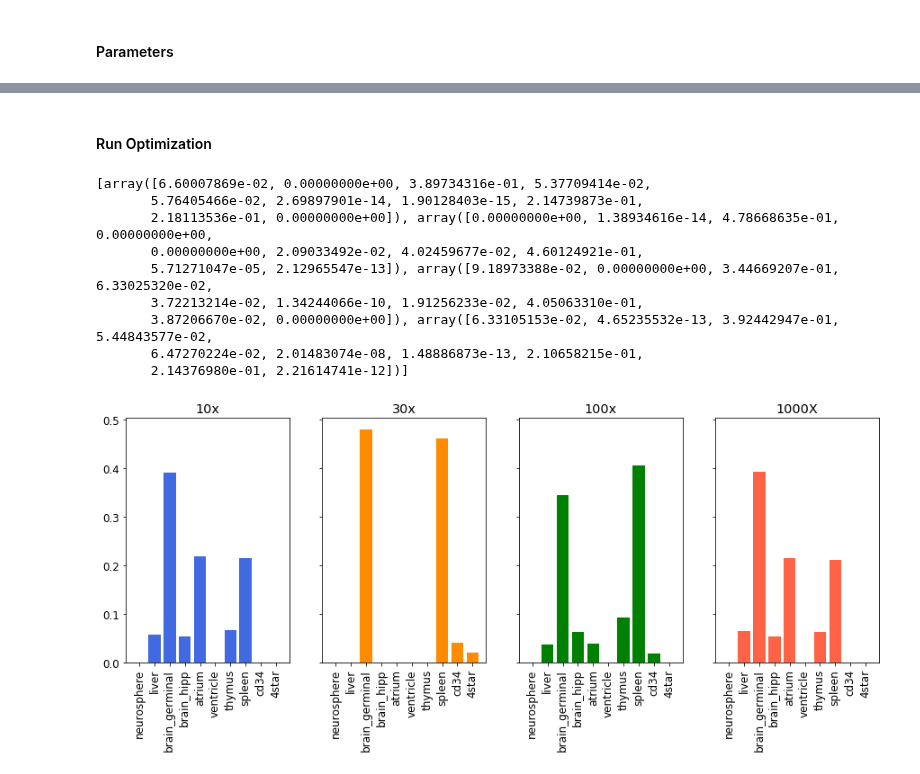
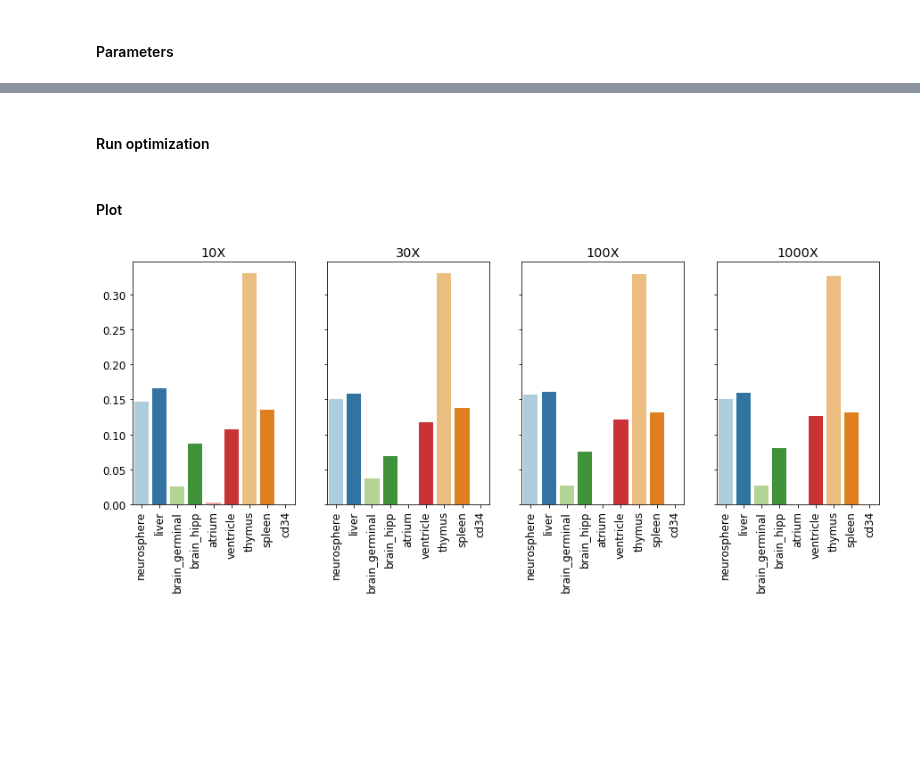
Before and after one commit to yangkangyf/cfDNA-deconvolution, a Jupyter notebook: plots/Simulation_experiments_2.ipynb, the cells around one changed output, grey strips where cells are left out. Saved outputs shown, nothing was run; the diff lists cells and outputs as text; code cells hidden in the pictures; blank space fills up the shorter version.

```diff
--- a/plots/Simulation_experiments_2.ipynb
+++ b/plots/Simulation_experiments_2.ipynb
@@ -269,0 +504,11 @@ reference = roadmap_dmrs_top10000.as_matrix().T  # transpose for computation
+# %%
+# Tissues included in this data set, in the order that they appear
+
+roadmap_dmrs = pd.read_csv("../data/deconvolution_exp2_10_tissues_rep.csv")  # load in the roadmap dmrs
+roadmap_dmrs_drop_na = roadmap_dmrs.dropna() # for now, just drop any missing data. Later experiments will test ways of dealing with Na's more intelligently
+# %%
+# drop the 4star column, calculate top 10,000 most variable sites
+
+roadmap_dmrs_no_rep = roadmap_dmrs_drop_na.drop(roadmap_dmrs_drop_na.columns[-2:], axis=1) # drop 4star
+roadmap_dmrs_no_rep["var"] = roadmap_dmrs_no_rep.var(axis=1, skipna=True)
+roadmap_dmrs_top10000 = roadmap_dmrs_no_rep.sort_values(by="var", ascending=False).iloc[:10000,3:-1]
@@ -270,3 +519,9 @@ reference = roadmap_dmrs_top10000.as_matrix().T  # transpose for computation
+# %%
+four_star = roadmap_dmrs_drop_na.iloc[:, -2]  # make the replicate with the same dimesions as the top 10,000 variable sites
+four_star_var = four_star[four_star.index.isin(roadmap_dmrs_top10000.index)]
+# %%
+observed = four_star_var.as_matrix().T # keep as a column vector
+reference = roadmap_dmrs_top10000.as_matrix().T  # transpose for computation
 # %% [markdown]
 #### Parameters
 # %%
@@ -287,7 +543,7 @@ for read_depth in read_depths:
 
     count_matrices.append((methylated, unmethylated))
 # %% [markdown]
-#### Run Optimization
+#### Run optimization
 # %%
 estimates = []
 guesses = []
@@ -305,31 +557,22 @@ for observed in count_matrices:
-# %%
-print(guesses)
-# %% [output]
-[array([6.60007869e-02, 0.00000000e+00, 3.89734316e-01, 5.37709414e-02,
-       5.76405466e-02, 2.69897901e-14, 1.90128403e-15, 2.14739873e-01,
-       2.18113536e-01, 0.00000000e+00]), array([0.00000000e+00, 1.38934616e-14, 4.78668635e-01, 0.00000000e+00,
-       0.00000000e+00, 2.09033492e-02, 4.02459677e-02, 4.60124921e-01,
-       5.71271047e-05, 2.12965547e-13]), array([9.18973388e-02, 0.00000000e+00, 3.44669207e-01, 6.33025320e-02,
-       3.72213214e-02, 1.34244066e-10, 1.91256233e-02, 4.05063310e-01,
-       3.87206670e-02, 0.00000000e+00]), array([6.33105153e-02, 4.65235532e-13, 3.92442947e-01, 5.44843577e-02,
-       6.47270224e-02, 2.01483074e-08, 1.48886873e-13, 2.10658215e-01,
-       2.14376980e-01, 2.21614741e-12])]
+# %% [markdown]
+#### Plot
 # %%
 # bar plot of each of the estimates
 # todo, add error bars
 
 plt.rcParams.update({'font.size': 12})
 
 fig, axes = plt.subplots(1, len(guesses), sharey=True, figsize=(15, 5)) # makes subplots that share a y axis
 axes.ravel()
 
-labels = ["neurosphere","liver","brain_germinal","brain_hipp", "atrium", "ventricle","thymus","spleen","cd34","4star"]
+labels = ["neurosphere","liver","brain_germinal","brain_hipp", "atrium", "ventricle","thymus","spleen","cd34"]
 depth_titles = ["10x", "30x", "100x", "1000X"]
 
 colors = ["royalblue", "darkorange", "green", "tomato"]  # set colors
+
 for i in range(len(guesses)):
-    axes[i].bar(labels, guesses[i], color=colors[i])
+    sns.barplot(labels, guesses[i], ax=axes[i], palette="Paired")
     axes[i].set_xticklabels(labels, rotation=90)
-    axes[i].set_title(depth_titles[i])
+    axes[i].set_title(str(read_depths[i]) + "X")
 # %% [output]
-[figure, old version]
+[figure, new version]
```
Also changed, not shown: parts of 65 cells of this notebook, 6 other files.
